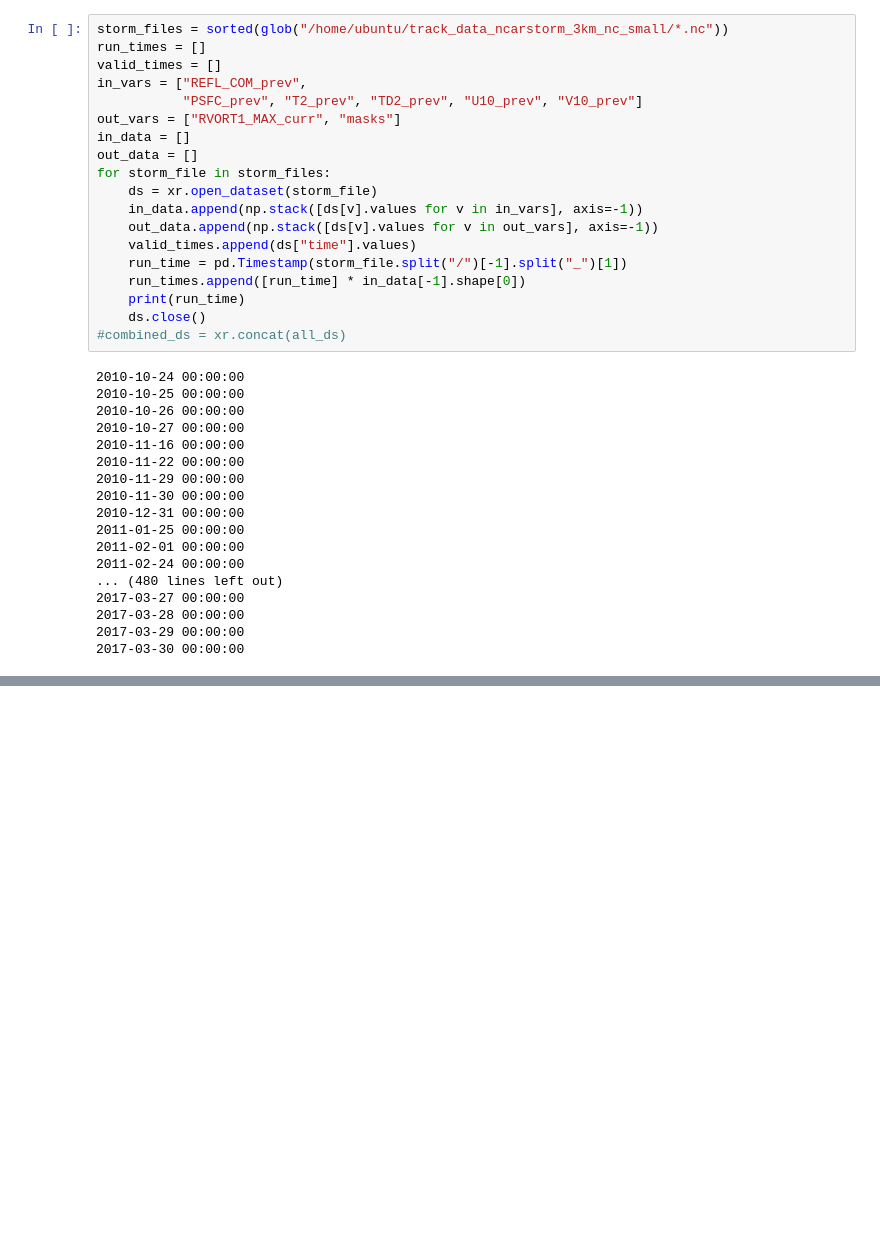
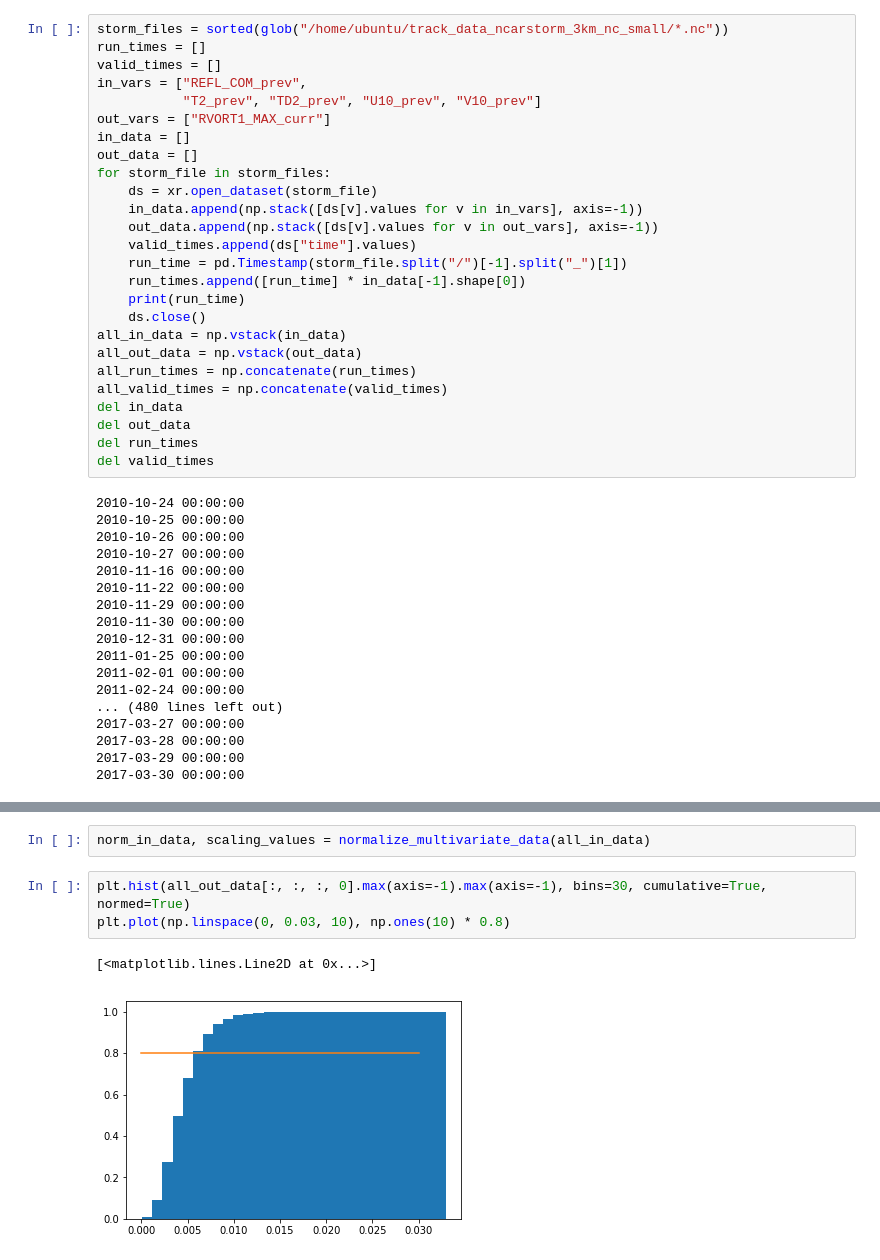
Before and after one commit to djgagne/swirlnet, a Jupyter notebook: notebooks/deep_swirl_tutorial.ipynb, the cells around one changed output, grey strips where cells are left out. Cells and saved outputs as stored; diff of their text form; blank space fills up the shorter version.

```diff
--- a/notebooks/deep_swirl_tutorial.ipynb
+++ b/notebooks/deep_swirl_tutorial.ipynb
@@ -15,8 +23,8 @@ storm_files = sorted(glob("/home/ubuntu/track_data_ncarstorm_3km_nc_small/*.nc")
 run_times = []
 valid_times = []
 in_vars = ["REFL_COM_prev",
-           "PSFC_prev", "T2_prev", "TD2_prev", "U10_prev", "V10_prev"]
-out_vars = ["RVORT1_MAX_curr", "masks"]
+           "T2_prev", "TD2_prev", "U10_prev", "V10_prev"]
+out_vars = ["RVORT1_MAX_curr"]
 in_data = []
 out_data = []
 for storm_file in storm_files:
@@ -28,7 +36,14 @@ for storm_file in storm_files:
     run_times.append([run_time] * in_data[-1].shape[0])
     print(run_time)
     ds.close()
-#combined_ds = xr.concat(all_ds)
+all_in_data = np.vstack(in_data)
+all_out_data = np.vstack(out_data)
+all_run_times = np.concatenate(run_times)
+all_valid_times = np.concatenate(valid_times)
+del in_data
+del out_data
+del run_times
+del valid_times
 # %% [output]
 2010-10-24 00:00:00
 2010-10-25 00:00:00
@@ -60,0 +86,8 @@ all_in_data.shape
+# %%
+norm_in_data, scaling_values = normalize_multivariate_data(all_in_data)
+# %%
+plt.hist(all_out_data[:, :, :, 0].max(axis=-1).max(axis=-1), bins=30, cumulative=True, normed=True)
+plt.plot(np.linspace(0, 0.03, 10), np.ones(10) * 0.8)
+# %% [output]
+[<matplotlib.lines.Line2D at 0x...>]
+[figure, added]
```
Also changed, not shown: parts of 24 cells of this notebook.
